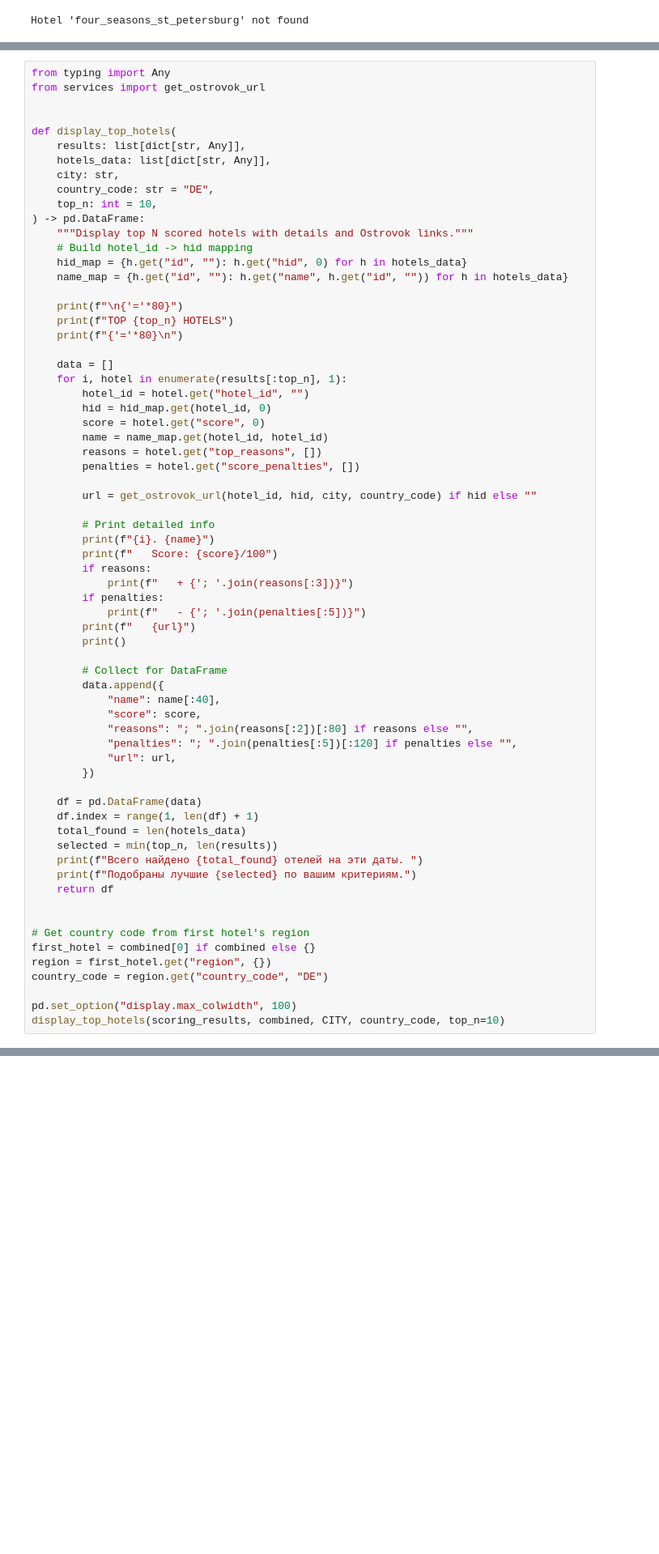
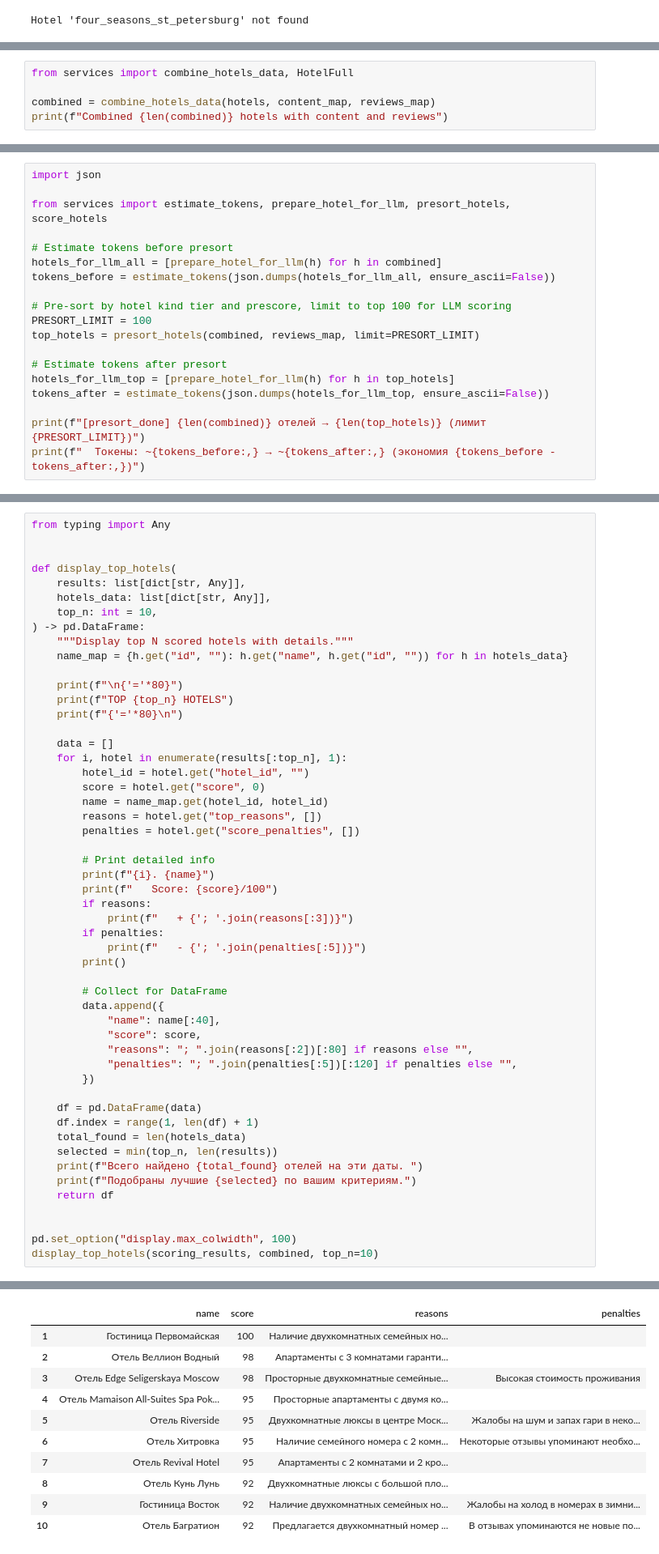
Before and after one commit to rikki-tikki-tech/frozen, a Jupyter notebook: etg_hotels.ipynb, the cells around one changed output, grey strips where cells are left out. Shown at 81% size. Cells and saved outputs as stored; diff of their text form; blank space fills up the shorter version.

```diff
--- a/etg_hotels.ipynb
+++ b/etg_hotels.ipynb
@@ -416,0 +351,5 @@ from services import presort_hotels, score_hotels
+# %%
+from services import combine_hotels_data, HotelFull
+
+combined = combine_hotels_data(hotels, content_map, reviews_map)
+print(f"Combined {len(combined)} hotels with content and reviews")
@@ -416,0 +358,19 @@ from services import presort_hotels, score_hotels
+# %%
+import json
+
+from services import estimate_tokens, prepare_hotel_for_llm, presort_hotels, score_hotels
+
+# Estimate tokens before presort
+hotels_for_llm_all = [prepare_hotel_for_llm(h) for h in combined]
+tokens_before = estimate_tokens(json.dumps(hotels_for_llm_all, ensure_ascii=False))
+
+# Pre-sort by hotel kind tier and prescore, limit to top 100 for LLM scoring
+PRESORT_LIMIT = 100
+top_hotels = presort_hotels(combined, reviews_map, limit=PRESORT_LIMIT)
+
+# Estimate tokens after presort
+hotels_for_llm_top = [prepare_hotel_for_llm(h) for h in top_hotels]
+tokens_after = estimate_tokens(json.dumps(hotels_for_llm_top, ensure_ascii=False))
+
+print(f"[presort_done] {len(combined)} отелей → {len(top_hotels)} (лимит {PRESORT_LIMIT})")
+print(f"  Токены: ~{tokens_before:,} → ~{tokens_after:,} (экономия {tokens_before - tokens_after:,})")
@@ -473,18 +420,13 @@ CancelledError:
 # %%
 from typing import Any
-from services import get_ostrovok_url
 
 
 def display_top_hotels(
     results: list[dict[str, Any]],
     hotels_data: list[dict[str, Any]],
-    city: str,
-    country_code: str = "DE",
     top_n: int = 10,
 ) -> pd.DataFrame:
-    """Display top N scored hotels with details and Ostrovok links."""
-    # Build hotel_id -> hid mapping
-    hid_map = {h.get("id", ""): h.get("hid", 0) for h in hotels_data}
+    """Display top N scored hotels with details."""
     name_map = {h.get("id", ""): h.get("name", h.get("id", "")) for h in hotels_data}
 
     print(f"\n{'='*80}")
@@ -494,13 +436,10 @@ def display_top_hotels(
     data = []
     for i, hotel in enumerate(results[:top_n], 1):
         hotel_id = hotel.get("hotel_id", "")
-        hid = hid_map.get(hotel_id, 0)
         score = hotel.get("score", 0)
         name = name_map.get(hotel_id, hotel_id)
         reasons = hotel.get("top_reasons", [])
         penalties = hotel.get("score_penalties", [])
-
-        url = get_ostrovok_url(hotel_id, hid, city, country_code) if hid else ""
 
         # Print detailed info
         print(f"{i}. {name}")
@@ -509,7 +448,6 @@ def display_top_hotels(
             print(f"   + {'; '.join(reasons[:3])}")
         if penalties:
             print(f"   - {'; '.join(penalties[:5])}")
-        print(f"   {url}")
         print()
 
         # Collect for DataFrame
@@ -518,7 +456,6 @@ def display_top_hotels(
             "score": score,
             "reasons": "; ".join(reasons[:2])[:80] if reasons else "",
             "penalties": "; ".join(penalties[:5])[:120] if penalties else "",
-            "url": url,
         })
 
     df = pd.DataFrame(data)
@@ -530,10 +467,6 @@ def display_top_hotels(
     return df
 
 
-# Get country code from first hotel's region
-first_hotel = combined[0] if combined else {}
-region = first_hotel.get("region", {})
-country_code = region.get("country_code", "DE")
-
 pd.set_option("display.max_colwidth", 100)
-display_top_hotels(scoring_results, combined, CITY, country_code, top_n=10)
+display_top_hotels(scoring_results, combined, top_n=10)
+# %% [output]
@@ -539,0 +490,11 @@ display_top_hotels(scoring_results, combined, CITY, country_code, top_n=10)
+|  | name | score | reasons | penalties |
+| 1 | Гостиница Первомайская | 100 | Наличие двухкомнатных семейных но... |  |
+| 2 | Отель Веллион Водный | 98 | Апартаменты с 3 комнатами гаранти... |  |
+| 3 | Отель Edge Seligerskaya Moscow | 98 | Просторные двухкомнатные семейные... | Высокая стоимость проживания |
+| 4 | Отель Mamaison All-Suites Spa Pok... | 95 | Просторные апартаменты с двумя ко... |  |
+| 5 | Отель Riverside | 95 | Двухкомнатные люксы в центре Моск... | Жалобы на шум и запах гари в неко... |
+| 6 | Отель Хитровка | 95 | Наличие семейного номера с 2 комн... | Некоторые отзывы упоминают необхо... |
+| 7 | Отель Revival Hotel | 95 | Апартаменты с 2 комнатами и 2 кро... |  |
+| 8 | Отель Кунь Лунь | 92 | Двухкомнатные люксы с большой пло... |  |
+| 9 | Гостиница Восток | 92 | Наличие двухкомнатных семейных но... | Жалобы на холод в номерах в зимни... |
+| 10 | Отель Багратион | 92 | Предлагается двухкомнатный номер ... | В отзывах упоминаются не новые по... |
```
Also changed, not shown: parts of 19 cells of this notebook, 14 other files.
